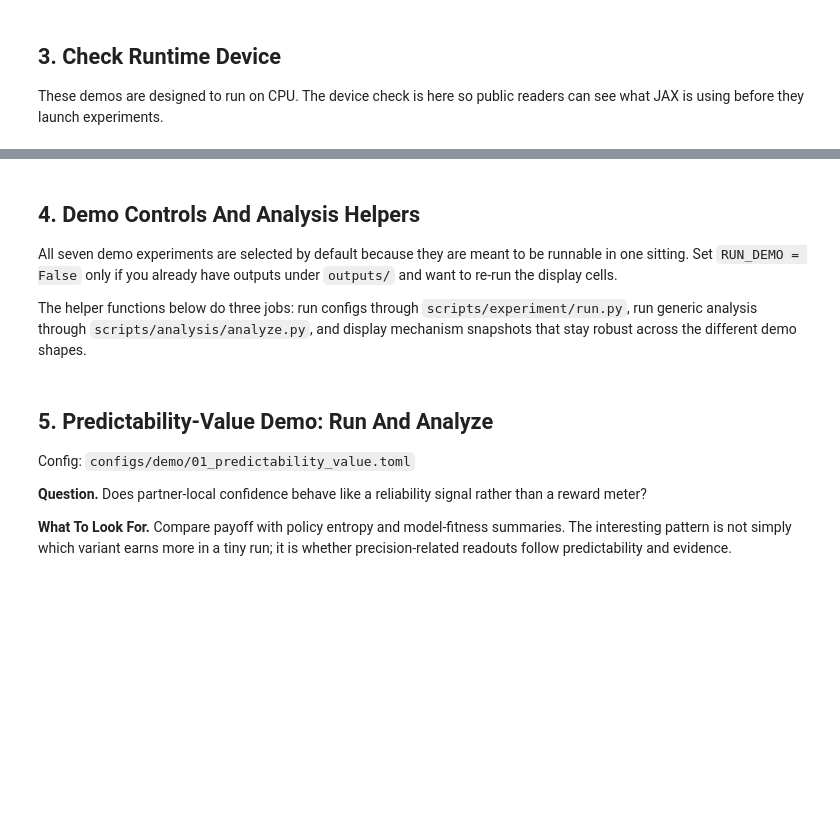
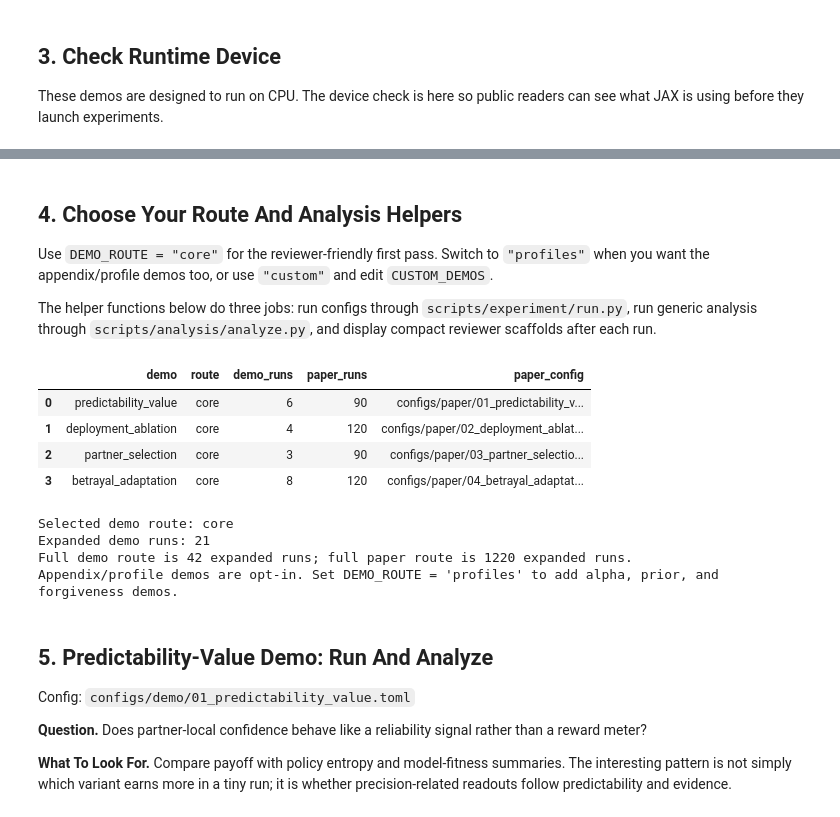
Before and after one commit to har5h1l/affect_aif, a Jupyter notebook: notebooks/demo.ipynb, the cells around one changed output, grey strips where cells are left out. Drawn from its saved outputs; the diff is of its cells as text; code cells hidden in the pictures; blank space fills up the shorter version.

```diff
--- a/notebooks/demo.ipynb
+++ b/notebooks/demo.ipynb
@@ -131,9 +141,9 @@ elif DEVICE == "cpu":
 # %% [markdown]
-## 4. Demo Controls And Analysis Helpers
+## 4. Choose Your Route And Analysis Helpers
 
-All seven demo experiments are selected by default because they are meant to be runnable in one sitting. Set `RUN_DEMO = False` only if you already have outputs under `outputs/` and want to re-run the display cells.
+Use `DEMO_ROUTE = "core"` for the reviewer-friendly first pass. Switch to `"profiles"` when you want the appendix/profile demos too, or use `"custom"` and edit `CUSTOM_DEMOS`.
 
-The helper functions below do three jobs: run configs through `scripts/experiment/run.py`, run generic analysis through `scripts/analysis/analyze.py`, and display mechanism snapshots that stay robust across the different demo shapes.
+The helper functions below do three jobs: run configs through `scripts/experiment/run.py`, run generic analysis through `scripts/analysis/analyze.py`, and display compact reviewer scaffolds after each run.
 # %%
 RUN_DEMO = True
 RUN_ANALYSIS = True
@@ -481,6 +576,18 @@ def run_demo(name):
     if not frame.empty:
         frame.attrs["result_paths"] = [str(path) for path in paths]
     return frame
+# %%
+selected_route = route_summary()
+# %% [output]
+|  | demo | route | demo_runs | paper_runs | paper_config |
+| 0 | predictability_value | core | 6 | 90 | configs/paper/01_predictability_v... |
+| 1 | deployment_ablation | core | 4 | 120 | configs/paper/02_deployment_ablat... |
+| 2 | partner_selection | core | 3 | 90 | configs/paper/03_partner_selectio... |
+| 3 | betrayal_adaptation | core | 8 | 120 | configs/paper/04_betrayal_adaptat... |
+Selected demo route: core
+Expanded demo runs: 21
+Full demo route is 42 expanded runs; full paper route is 1220 expanded runs.
+Appendix/profile demos are opt-in. Set DEMO_ROUTE = 'profiles' to add alpha, prior, and forgiveness demos.
 # %% [markdown]
 ## 5. Predictability-Value Demo: Run And Analyze
 
```
Also changed, not shown: parts of 20 cells of this notebook, 8 other files.
